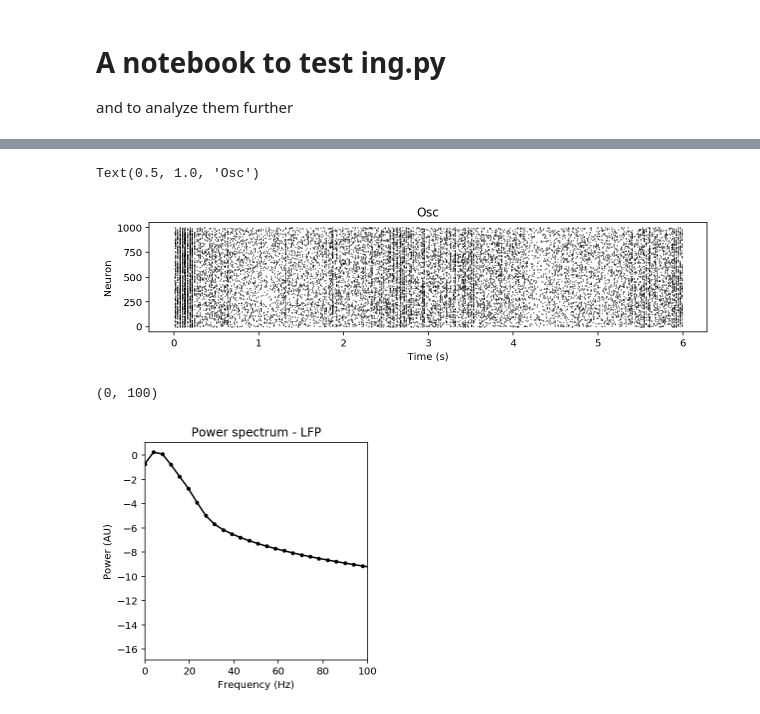
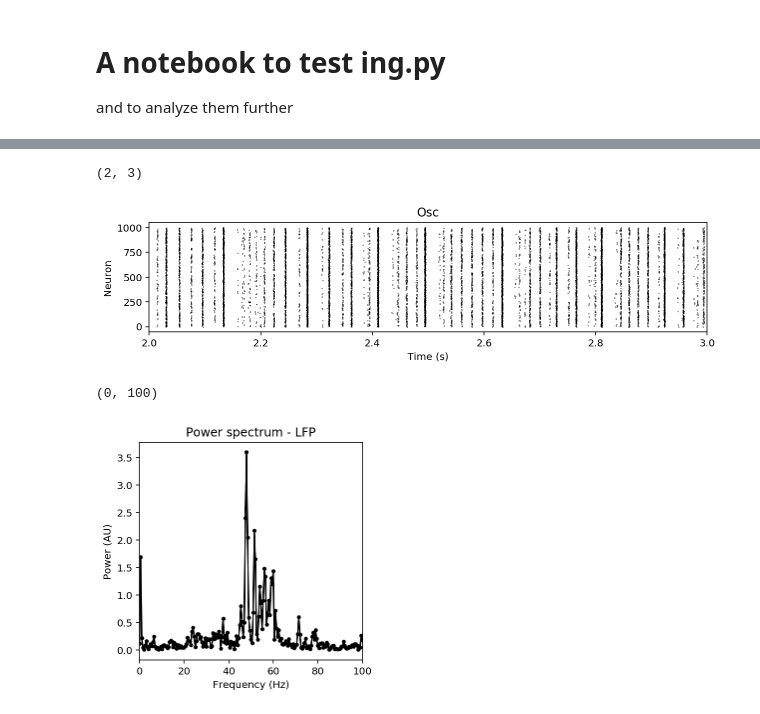
Before and after one commit to parenthetical-e/theagamma, a Jupyter notebook: notebooks/test-ing.ipynb, the cells around one changed output, grey strips where cells are left out. Saved outputs shown, nothing was run; the diff lists cells and outputs as text; code cells hidden in the pictures.

Commit message:
fix: manual spec compute (test-ing)

```diff
--- a/notebooks/test-ing.ipynb
+++ b/notebooks/test-ing.ipynb
@@ -51,17 +58,28 @@ Text(0.5, 1.0, 'Stimulus')
 # %%
 plt.figure(figsize=(10, 2))
 plt.plot(*result["spikes"]["osc"], ".", markersize=0.5, color="black")
 plt.xlabel("Time (s)")
 plt.ylabel("Neuron")
 plt.title("Osc")
+plt.xlim(2, 3)
 # %% [output]
-Text(0.5, 1.0, 'Osc')
+(2, 3)
-[figure, old version]
+[figure, new version]
 # %%
+srate = result["srate"]
+
+freqs, spectrum = compute_spectrum(
+    result["lfp"]["lfp"],
+    fs=srate,
+    method="welch",
+    avg_type="mean",
+    nperseg=srate * 2,
+)
+
 plt.figure(figsize=(4, 4))
 plt.plot(
-    result["spectrum"]["freqs"],
-    np.log10(result["spectrum"]["lfp"]),
+    freqs,
+    spectrum,
     ".-",
     color="black",
 )
@@ -71,7 +89,7 @@ plt.title("Power spectrum - LFP")
 plt.xlim(0, 100)
 # %% [output]
 (0, 100)
-[figure, old version]
+[figure, new version]
 # %%
 plt.figure(figsize=(10, 4))
 plt.plot(
```
Also changed, not shown: parts of 8 cells of this notebook.
